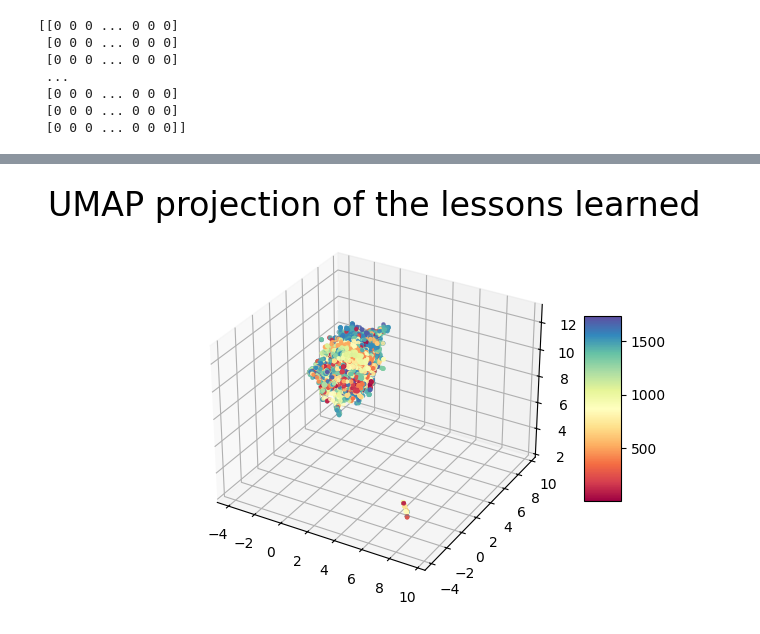
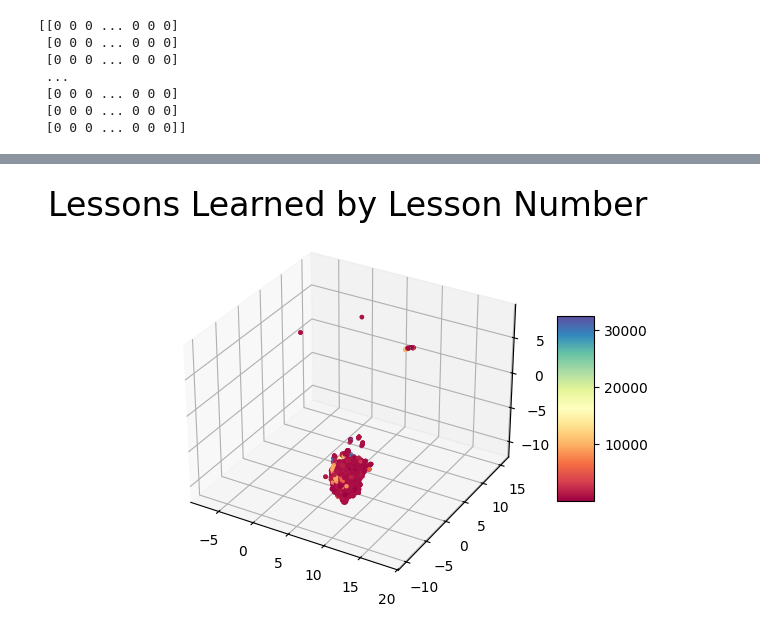
Before and after one commit to wrathnutz/nasa-ll-scraper, a Jupyter notebook: NASA-LL-Map.ipynb, the cells around one changed output, grey strips where cells are left out. Cells and saved outputs as stored; diff of their text form; code cells hidden in the pictures.

```diff
--- a/NASA-LL-Map.ipynb
+++ b/NASA-LL-Map.ipynb
@@ -6,7 +6,7 @@ from sklearn.feature_extraction.text import CountVectorizer
 from sklearn.preprocessing import StandardScaler
 import matplotlib.pyplot as plt
 # %%
-df = pd.read_csv('Downloads/processed.csv', encoding="utf8")
+df = pd.read_csv('Downloads/processed_merged.csv', encoding="utf8")
 df.Paragraph = df.Paragraph.astype(str)
 df
 # %% [output]
@@ -70,10 +151,10 @@ embedding_3d.shape
 # %%
 fig = plt.figure()
 ax = plt.axes(projection='3d')
-sctt = ax.scatter3D(embedding_3d[:, 0], embedding_3d[:, 1], embedding_3d[:, 2], c=df["url_unique"], cmap='Spectral', s=5)
+sctt = ax.scatter3D(embedding_3d[:, 0], embedding_3d[:, 1], embedding_3d[:, 2], c=df_vector["Lesson_Number"], cmap='Spectral', s=5)
 plt.gca().set_aspect('equal', 'datalim')
 fig.colorbar(sctt, ax = ax, shrink = 0.5, aspect = 5)
-plt.title('UMAP projection of the lessons learned', fontsize=24)
+plt.title('Lessons Learned by Lesson Number', fontsize=24)
 plt.show()
 # %% [output]
-[figure, old version]
+[figure, new version]
```
Also changed, not shown: parts of 11 cells of this notebook.
